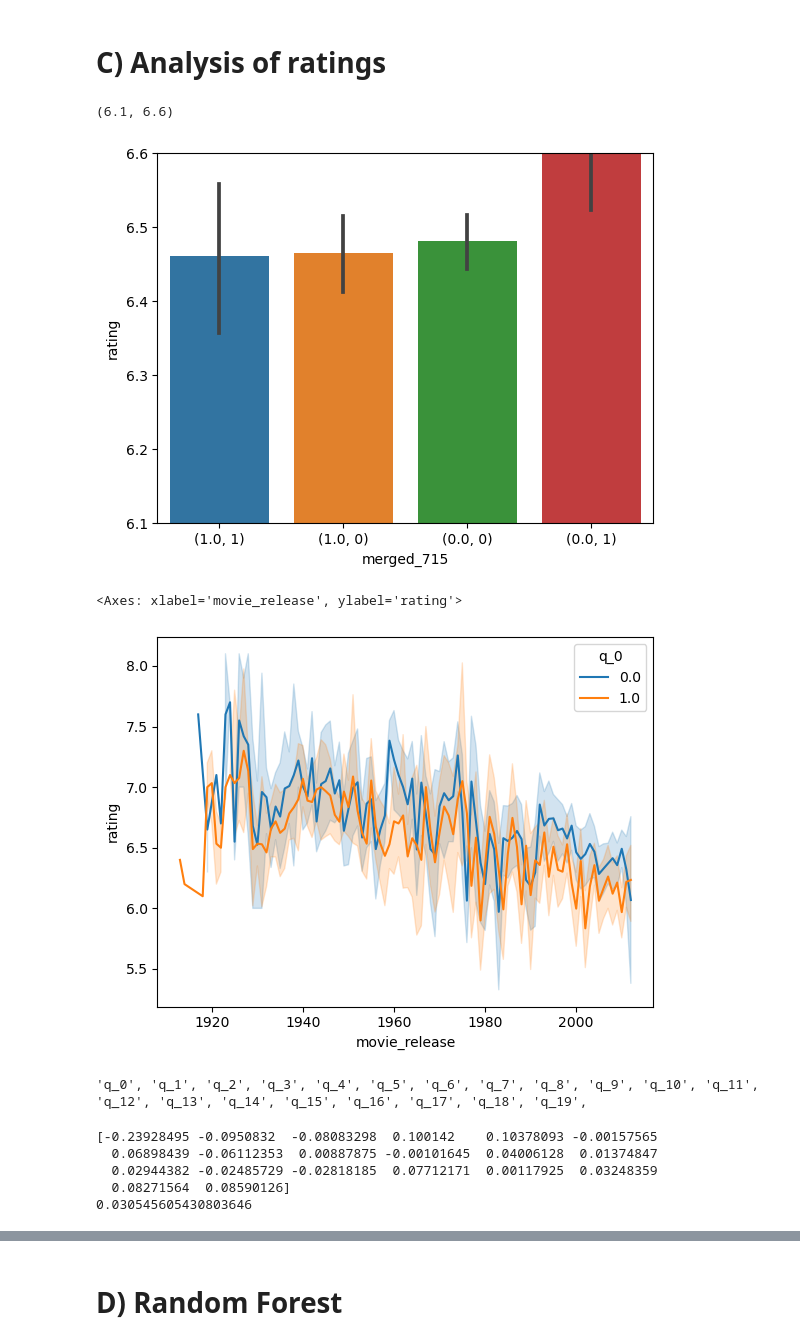
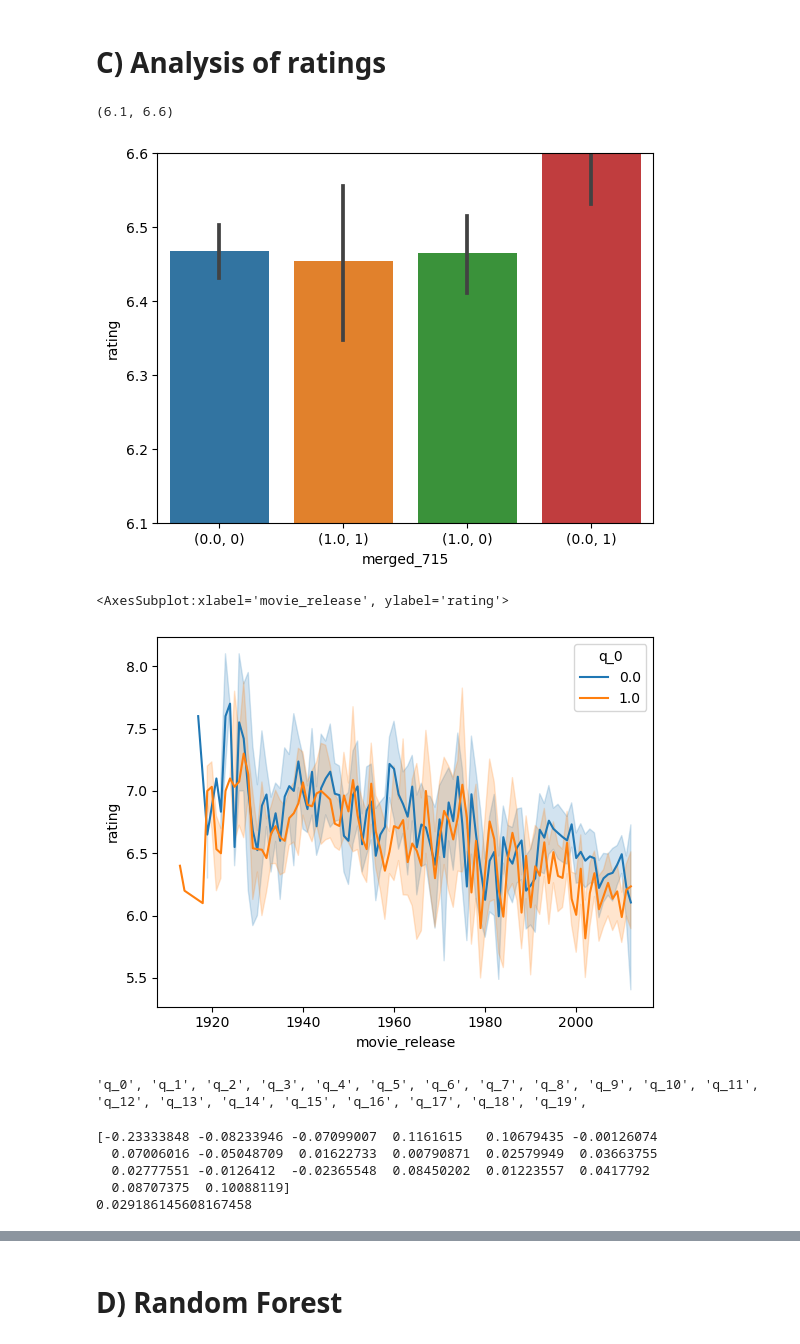
Before and after one commit to epfl-ada/ada-2023-project-theredpandada5, a Jupyter notebook: data_story.ipynb, the cells around one changed output, grey strips where cells are left out. Saved outputs shown, nothing was run; the diff lists cells and outputs as text; code cells hidden in the pictures.

Commit message:
romance movies filtering

```diff
--- a/data_story.ipynb
+++ b/data_story.ipynb
@@ -145,7 +161,7 @@ plt.hist(df['total'], bins = 20)
 We should expect, after keeping only movies with 3 positive answers or more, to have around 4500 movies.
 # %%
 # Keep only entries with at least 3 positive answers: this captures the "real" romance movies.
-df = df[df['total'] > 2]
+df = df[df['total'] > 0]
 display(df)
 # %% [output]
 |  | movie_id | binary_answers | q_0 | q_1 | q_2 | q_3 | q_4 | q_5 | q_6 | q_7 | ... |
@@ -305,7 +319,7 @@ def pair_analysis(id1, id2) :
 #df.melt(id_vars = 'rating', value_vars =['q_0', 'q_1'],
 #        var_name ='merged_questions', value_name ='idk')
 
-    sns.barplot(dft, x='merged_'+ id1 + id2,  y='rating')
+    sns.barplot(data = dft, x='merged_'+ id1 + id2,  y='rating')
 
 
 #sns.barplot(data=df.melt("year", var_name="language", value_name="count"),
@@ -319,13 +333,17 @@ pair_analysis(7, 15)
 plt.ylim(6.1,6.6)
 # %% [output]
 (6.1, 6.6)
-[figure, old version]
+[figure, new version]
 # %%
-sns.lineplot(df, x= 'movie_release', y='rating', hue = 'q_0', palette=sns.color_palette())
+pal = sns.color_palette()
+c1 = pal[0]
+c2 = pal[1]
+
+sns.lineplot(data = df, x= 'movie_release', y='rating', hue = 'q_0', palette = [c1,c2])
 #sns.lineplot(df, x='yearID', y='salary', hue='throws')
 # %% [output]
-<Axes: xlabel='movie_release', ylabel='rating'>
+<AxesSubplot:xlabel='movie_release', ylabel='rating'>
-[figure, old version]
+[figure, new version]
 # %%
 s = ''
 for i in range(20) :
@@ -347,11 +365,11 @@ reg = LinearRegression().fit(X, y)
 print(reg.coef_)
 print(reg.score(X, y))
 # %% [output]
-[-0.23928495 -0.0950832  -0.08083298  0.100142    0.10378093 -0.00157565
-  0.06898439 -0.06112353  0.00887875 -0.00101645  0.04006128  0.01374847
-  0.02944382 -0.02485729 -0.02818185  0.07712171  0.00117925  0.03248359
-  0.08271564  0.08590126]
-0.030545605430803646
+[-0.23333848 -0.08233946 -0.07099007  0.1161615   0.10679435 -0.00126074
+  0.07006016 -0.05048709  0.01622733  0.00790871  0.02579949  0.03663755
+  0.02777551 -0.0126412  -0.02365548  0.08450202  0.01223557  0.0417792
+  0.08707375  0.10088119]
+0.029186145608167458
 # %%
 indices = np.where(np.abs(reg.coef_) > 0.07)
 print(indices)
```
Also changed, not shown: parts of 17 cells of this notebook.
